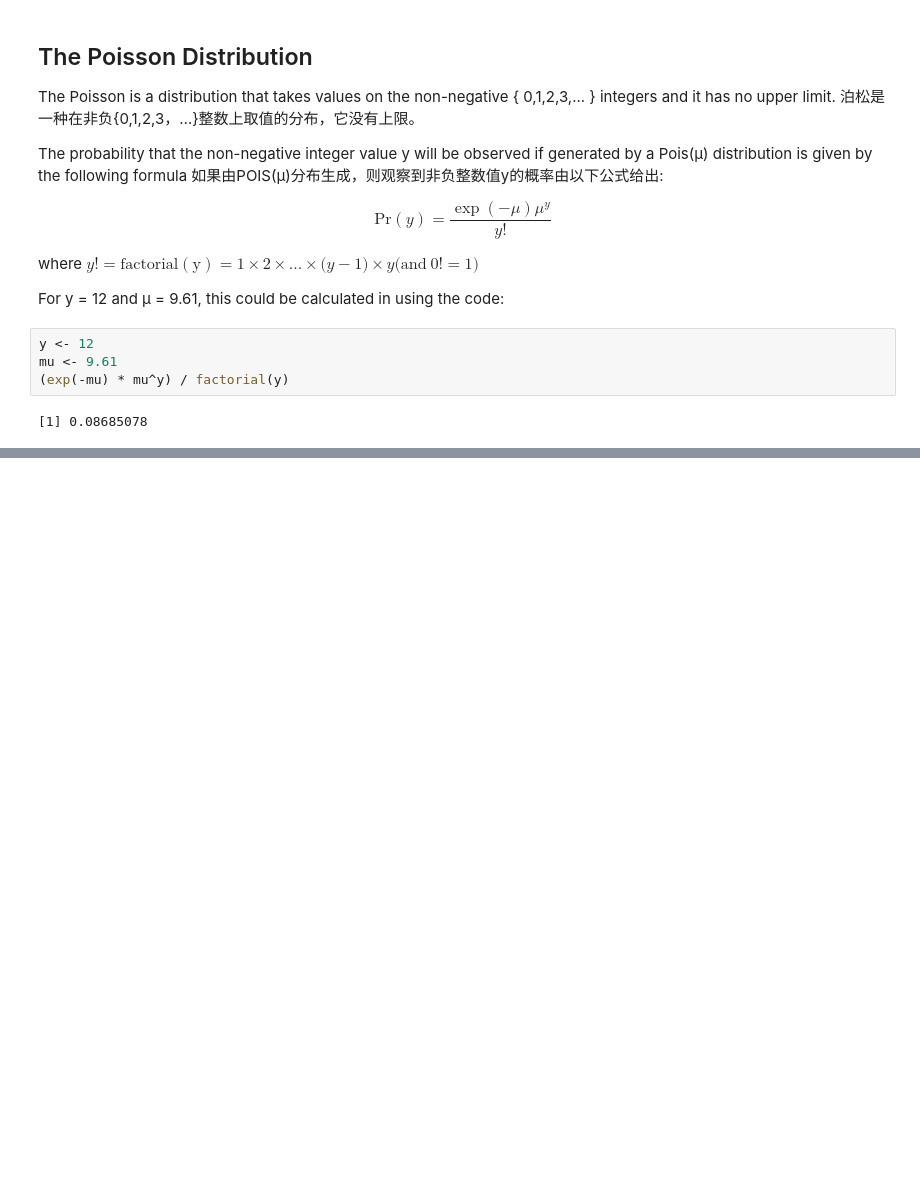
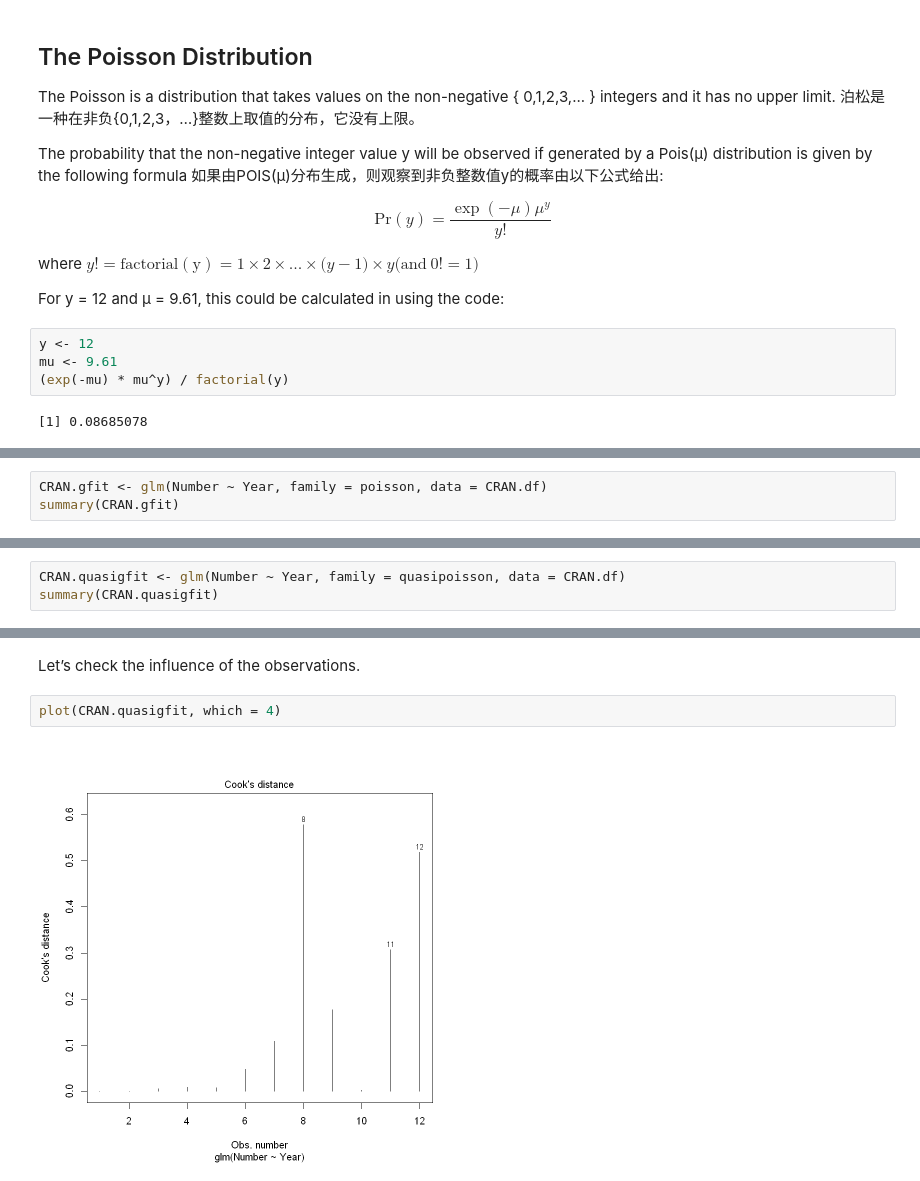
Before and after one commit to cworld1/da-learning, a Jupyter notebook: docs/13-model-count-data-using-poisson-distribute.ipynb, the cells around one changed output, grey strips where cells are left out. Cells and saved outputs as stored; diff of their text form; blank space fills up the shorter version.

```diff
--- a/docs/13-model-count-data-using-poisson-distribute.ipynb
+++ b/docs/13-model-count-data-using-poisson-distribute.ipynb
@@ -147,0 +270,3 @@ mu <- 9.61
+# %%
+CRAN.gfit <- glm(Number ~ Year, family = poisson, data = CRAN.df)
+summary(CRAN.gfit)
@@ -147,0 +293,3 @@ mu <- 9.61
+# %%
+CRAN.quasigfit <- glm(Number ~ Year, family = quasipoisson, data = CRAN.df)
+summary(CRAN.quasigfit)
@@ -147,0 +314,6 @@ mu <- 9.61
+# %% [markdown]
+Let’s check the influence of the observations.
+# %%
+plot(CRAN.quasigfit, which = 4)
+# %% [output]
+[figure, added]
```
Also changed, not shown: parts of 31 cells of this notebook.
